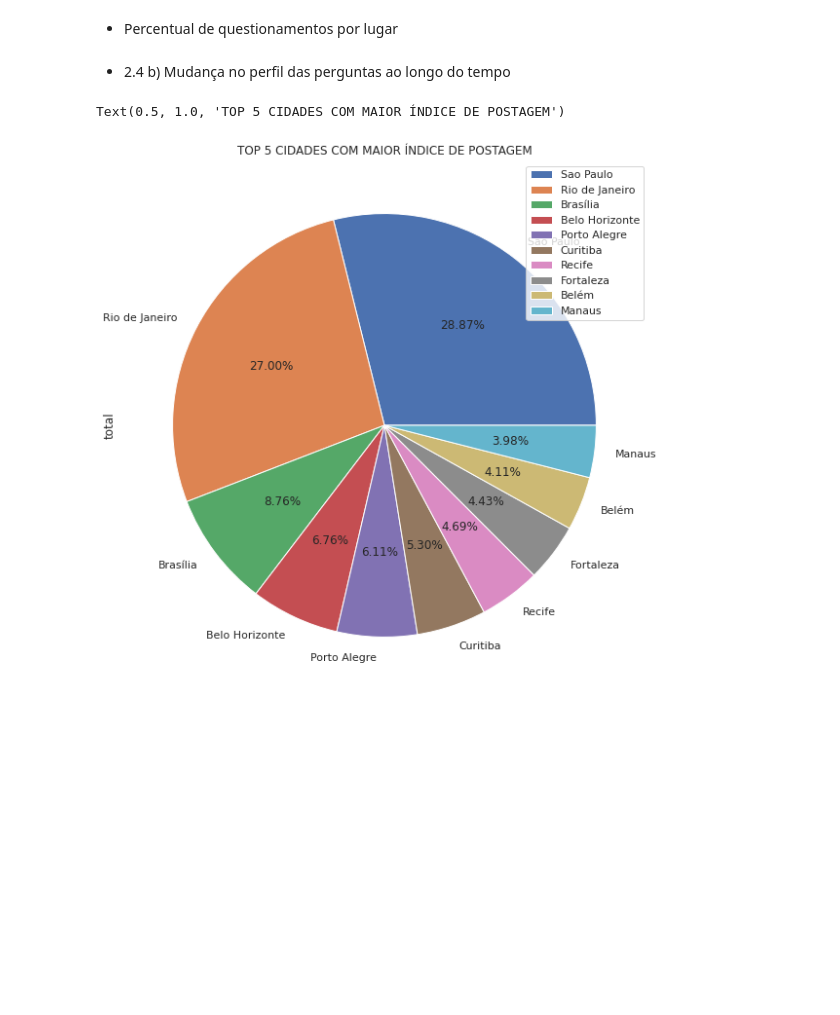
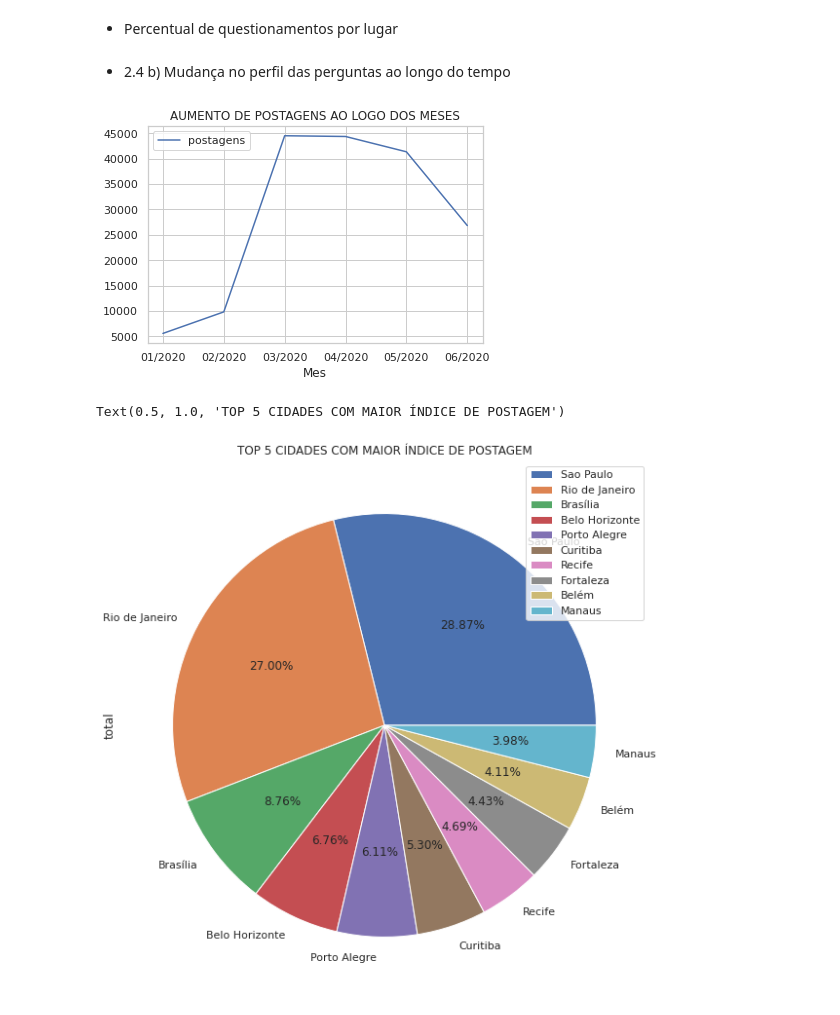
Before and after one commit to wfsilva-uea/progciedados-covid, a Jupyter notebook: tweet_covid.ipynb, the cells around one changed output. Cells and saved outputs as stored; diff of their text form; code cells hidden in the pictures; blank space fills up the shorter version.

```diff
--- a/tweet_covid.ipynb
+++ b/tweet_covid.ipynb
@@ -261,12 +275,16 @@ plt.show()
 # %%
 df_line_date = pd.to_datetime(DuvidasDB['data']).dt.strftime('%m/%Y')
 df_line_date = df_line_date.value_counts(ascending=False)
 df_line_date = df_line_date.to_frame(name='postagens')
 df1 = pd.DataFrame(df_line_date, columns=['data','postagens']).reset_index()
-df1 = df1.sort_values(by='index')
-df1.plot(x ='index', y='postagens', kind = 'line')
+df1 = df1.rename(columns = {'index': 'Mes'}, inplace = False)
+df1 = df1.sort_values(by='Mes')
+df1.plot(x ='Mes', y='postagens', kind = 'line')
 #criar titulo grafico 'aumento do  ume ro de perguntas'
+plt.title('AUMENTO DE POSTAGENS AO LOGO DOS MESES')
 plt.show()
+# %% [output]
+[figure, added]
 # %%
 df_places = DuvidasDB['lugar'].dropna()
 df_places = df_places.value_counts(ascending=False)
```
Also changed, not shown: parts of 8 cells of this notebook.
